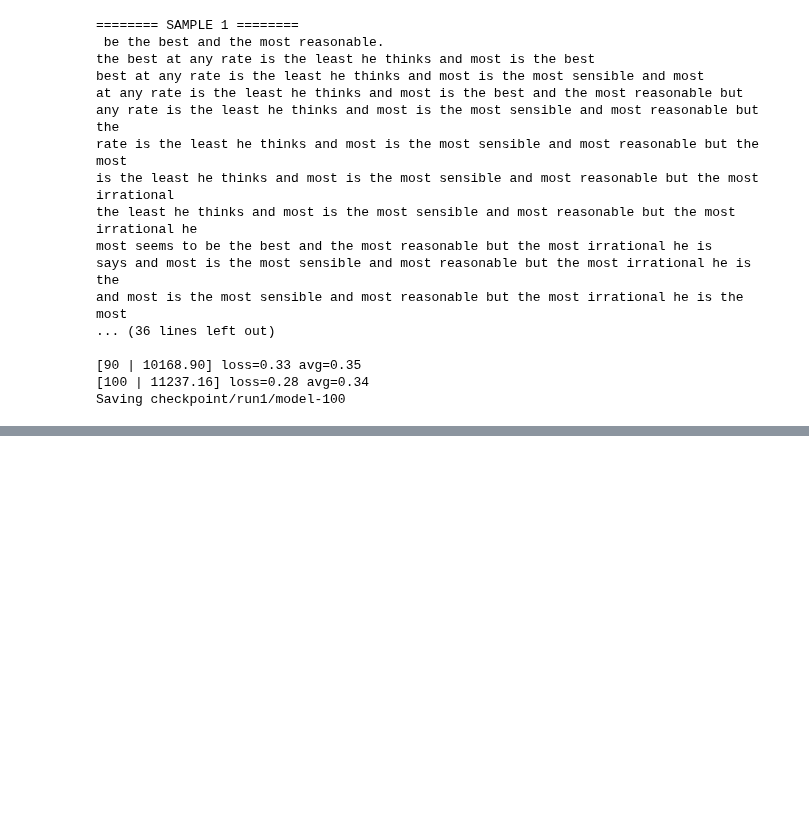
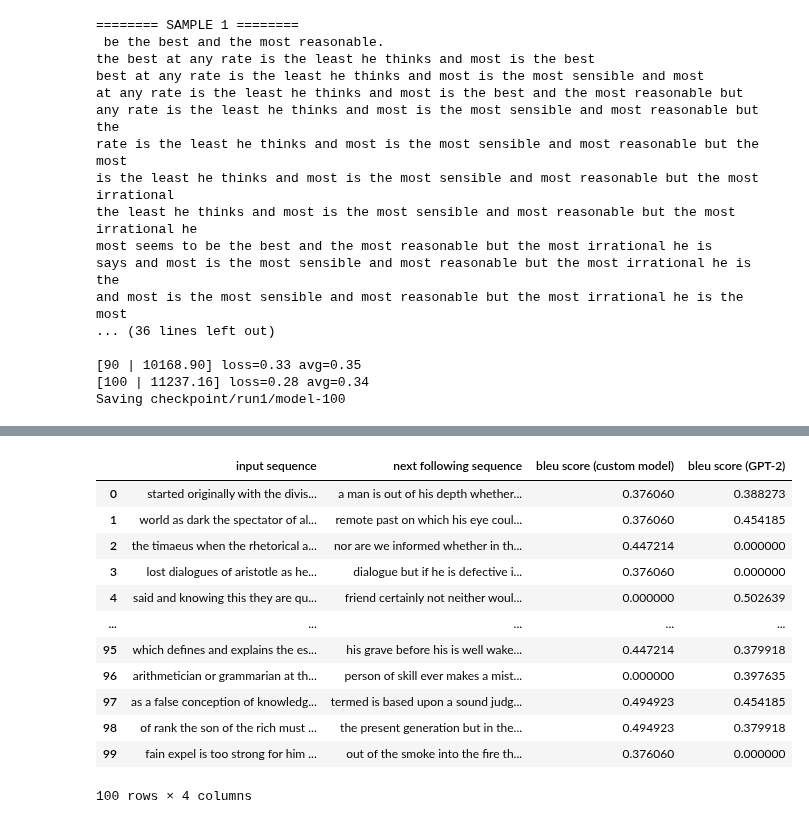
Before and after one commit to Arnab1181412/Text-Generation-using-Attention-Mechanism-and-GPT-2, a Jupyter notebook: Text_Generation.ipynb, the cells around one changed output, grey strips where cells are left out. Saved outputs shown, nothing was run; the diff lists cells and outputs as text; code cells hidden in the pictures; blank space fills up the shorter version.

```diff
--- a/Text_Generation.ipynb
+++ b/Text_Generation.ipynb
@@ -286,3 +291,7 @@ and most is the most sensible and most reasonable but the most irrational he is
 Saving checkpoint/run1/model-100
 # %%
 gpt2.copy_checkpoint_to_gdrive(run_name='run1')
+# %%
+gpt2.copy_checkpoint_from_gdrive(run_name='run1')
+session = gpt2.start_tf_sess()
+gpt2.load_gpt2(session, run_name='run1')
@@ -397,0 +487,41 @@ an injustice is the search after justice in the world the first object of the ar
+# %%
+dataframe = pd.read_csv('/content/drive/MyDrive/Colab Notebooks/Text Generation/dataframe.csv')
+dataframe.drop(columns=['Unnamed: 0'],inplace=True)
+scores_gpt2 =[]
+gpt2.copy_checkpoint_from_gdrive(run_name='run1')
+session = gpt2.start_tf_sess()
+gpt2.load_gpt2(session, run_name='run1',reuse=True)
+j = range(0,100)
+
+for i in j:
+  globals()['inp_seq_' + str(i)] = dataframe['input sequence'][i]
+  globals()['predict_next_seq' + str(i)] = gpt2.generate(session,
+                                    length = 50,
+                                    temperature = 0.7,
+                                    prefix = globals()['inp_seq_' + str(i)],
+                                    nsamples = 1,
+                                    batch_size = 1,
+                                    return_as_list  =True
+                                  )[0]
+  globals()['actual_next_seq' + str(i)] = dataframe['next following sequence'][i]
+  globals()['split_actual' + str(i)] = globals()['actual_next_seq' + str(i)].split()
+  globals()['split_predicted' + str(i)] = globals()['predict_next_seq' + str(i)].split()[50:]
+  globals()['score' + str(i)] = sentence_bleu(globals()['split_actual' + str(i)],globals()['split_predicted' + str(i)])
+  scores_gpt2.append(globals()['score' + str(i)] )
+
+dataframe['bleu score (GPT-2)'] = scores_gpt2
+dataframe
+# %% [output]
+|  | input sequence | next following sequence | bleu score (custom model) | bleu score (GPT-2) |
+| 0 | started originally with the divis... | a man is out of his depth whether... | 0.376060 | 0.388273 |
+| 1 | world as dark the spectator of al... | remote past on which his eye coul... | 0.376060 | 0.454185 |
+| 2 | the timaeus when the rhetorical a... | nor are we informed whether in th... | 0.447214 | 0.000000 |
+| 3 | lost dialogues of aristotle as he... | dialogue but if he is defective i... | 0.376060 | 0.000000 |
+| 4 | said and knowing this they are qu... | friend certainly not neither woul... | 0.000000 | 0.502639 |
+| ... | ... | ... | ... | ... |
+| 95 | which defines and explains the es... | his grave before his is well wake... | 0.447214 | 0.379918 |
+| 96 | arithmetician or grammarian at th... | person of skill ever makes a mist... | 0.000000 | 0.397635 |
+| 97 | as a false conception of knowledg... | termed is based upon a sound judg... | 0.494923 | 0.454185 |
+| 98 | of rank the son of the rich must ... | the present generation but in the... | 0.494923 | 0.379918 |
+| 99 | fain expel is too strong for him ... | out of the smoke into the fire th... | 0.376060 | 0.000000 |
+100 rows × 4 columns
```
Also changed, not shown: parts of 15 cells of this notebook.
